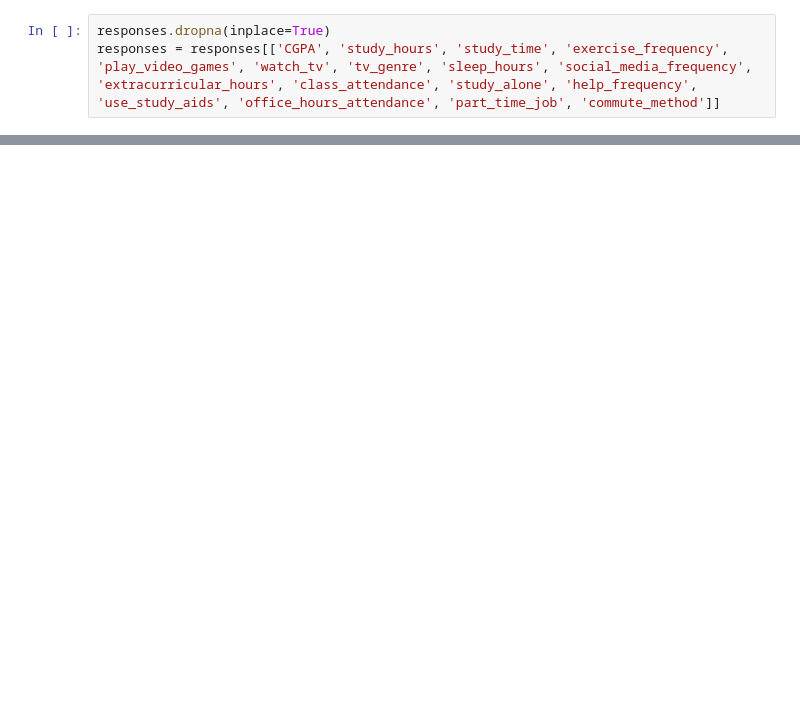
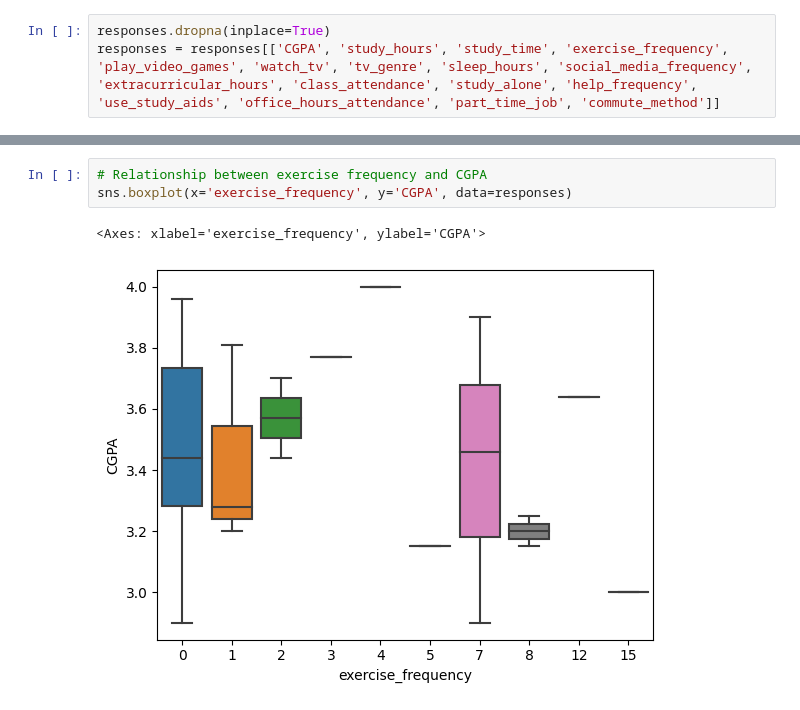
Before and after one commit to masumhasan/PerformanceFactor, a Jupyter notebook: stat.ipynb, the cells around one changed output, grey strips where cells are left out. Drawn from its saved outputs; the diff is of its cells as text; blank space fills up the shorter version.

```diff
--- a/stat.ipynb
+++ b/stat.ipynb
@@ -81,0 +89,6 @@ plt.show()
+# %%
+# Relationship between exercise frequency and CGPA
+sns.boxplot(x='exercise_frequency', y='CGPA', data=responses)
+# %% [output]
+<Axes: xlabel='exercise_frequency', ylabel='CGPA'>
+[figure, added]
```
Also changed, not shown: parts of 13 cells of this notebook, 1 other file.
